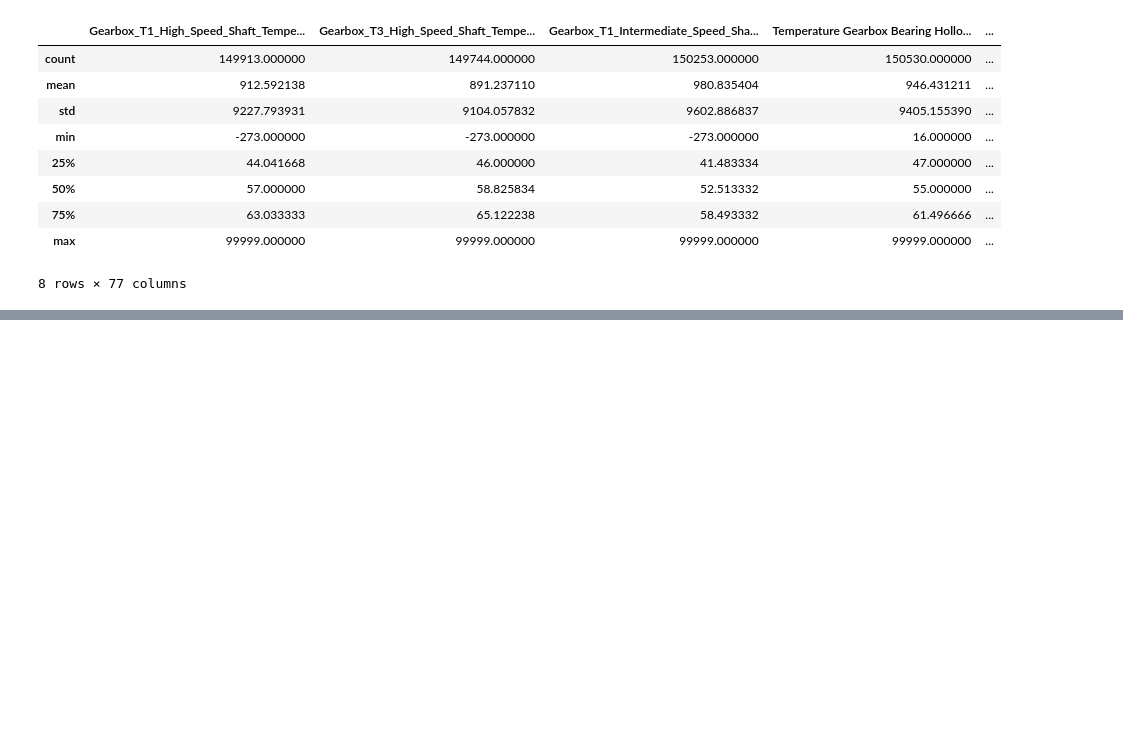
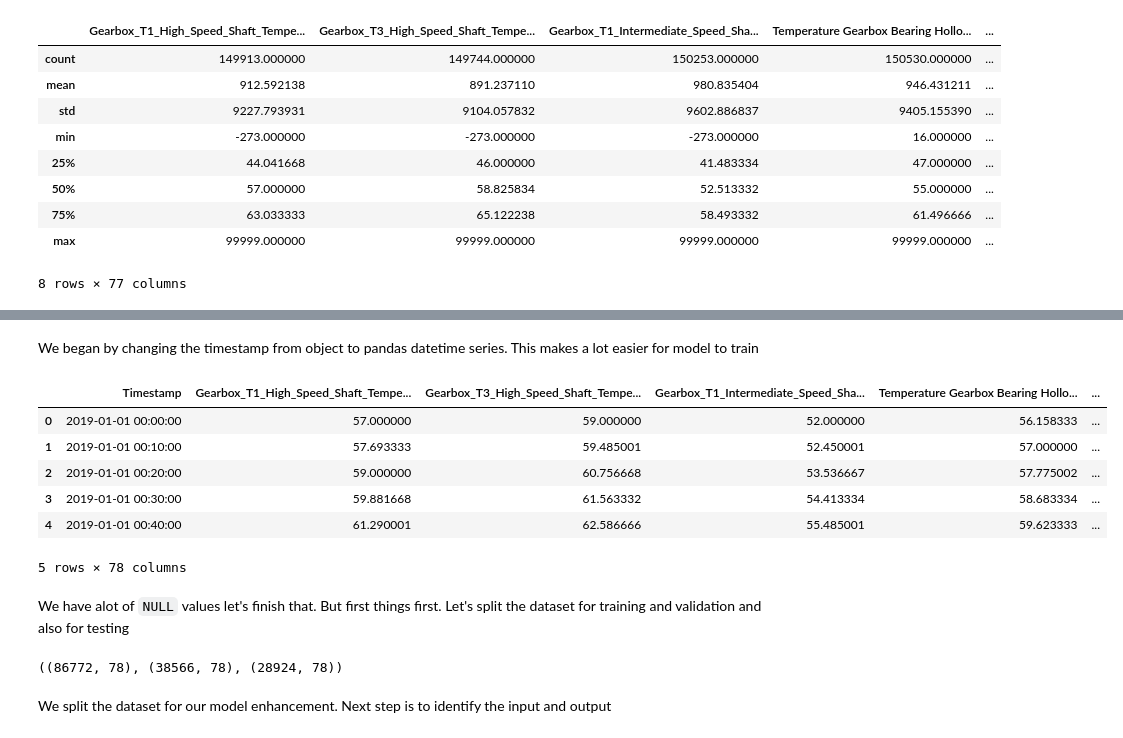
Before and after one commit to Codechickdev/Group_ML, a Jupyter notebook: Notebook1.ipynb, the cells around one changed output, grey strips where cells are left out. Drawn from its saved outputs; the diff is of its cells as text; code cells hidden in the pictures; blank space fills up the shorter version.

Commit message:
Commit Testing

```diff
--- a/Notebook1.ipynb
+++ b/Notebook1.ipynb
@@ -175,0 +195,3 @@ merged.describe()
+# %%
+merged.Timestamp = pd.to_datetime(merged['Timestamp'])
+merged.Timestamp
@@ -175,0 +211,14 @@ merged.describe()
+# %% [markdown]
+We began by changing the timestamp from object to pandas datetime series. This makes a lot easier for model to train
+# %%
+merged.head(5)
+# %% [output]
+|  | Timestamp | Gearbox_T1_High_Speed_Shaft_Tempe... | Gearbox_T3_High_Speed_Shaft_Tempe... | Gearbox_T1_Intermediate_Speed_Sha... | Temperature Gearbox Bearing Hollo... | ... |
+| 0 | 2019-01-01 00:00:00 | 57.000000 | 59.000000 | 52.000000 | 56.158333 | ... |
+| 1 | 2019-01-01 00:10:00 | 57.693333 | 59.485001 | 52.450001 | 57.000000 | ... |
+| 2 | 2019-01-01 00:20:00 | 59.000000 | 60.756668 | 53.536667 | 57.775002 | ... |
+| 3 | 2019-01-01 00:30:00 | 59.881668 | 61.563332 | 54.413334 | 58.683334 | ... |
+| 4 | 2019-01-01 00:40:00 | 61.290001 | 62.586666 | 55.485001 | 59.623333 | ... |
+5 rows × 78 columns
+# %% [markdown]
+We have alot of `NULL` values let's finish that. But first things first. Let's split the dataset for training and validation and also for testing
@@ -175,0 +230,6 @@ merged.describe()
+# %%
+train_df.shape, val_df.shape, test_df.shape
+# %% [output]
+((86772, 78), (38566, 78), (28924, 78))
+# %% [markdown]
+We split the dataset for our model enhancement. Next step is to identify the input and output
```
Also changed, not shown: parts of 16 cells of this notebook.
